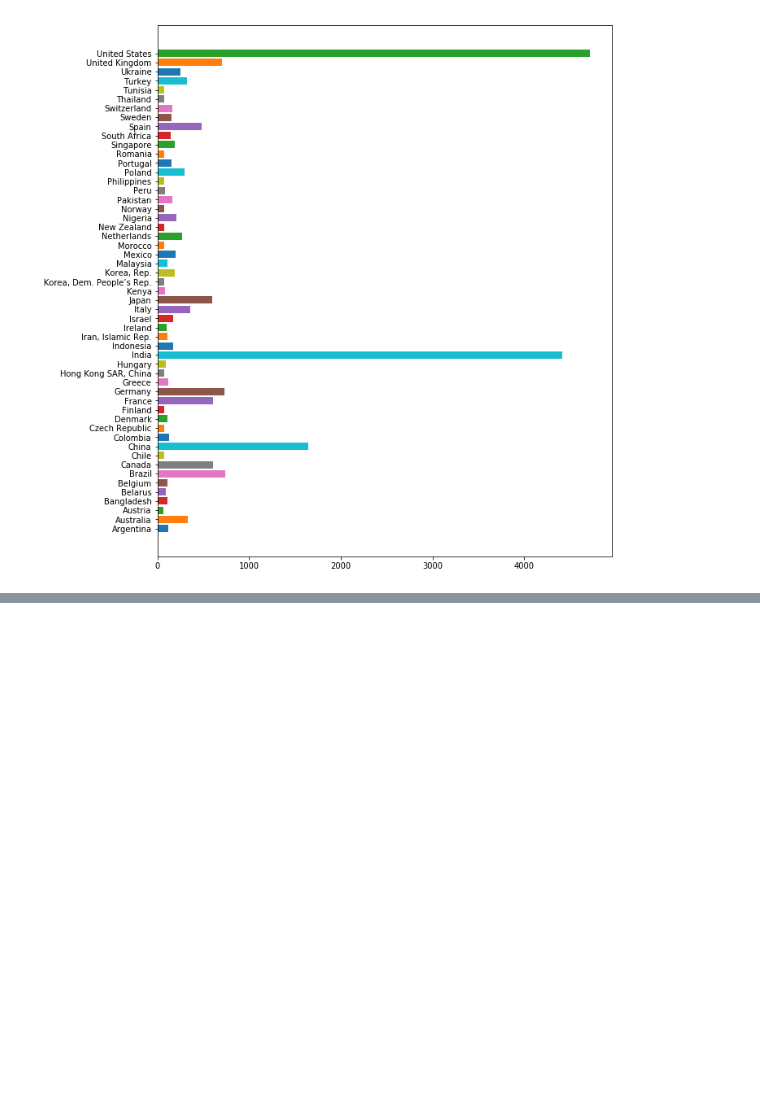
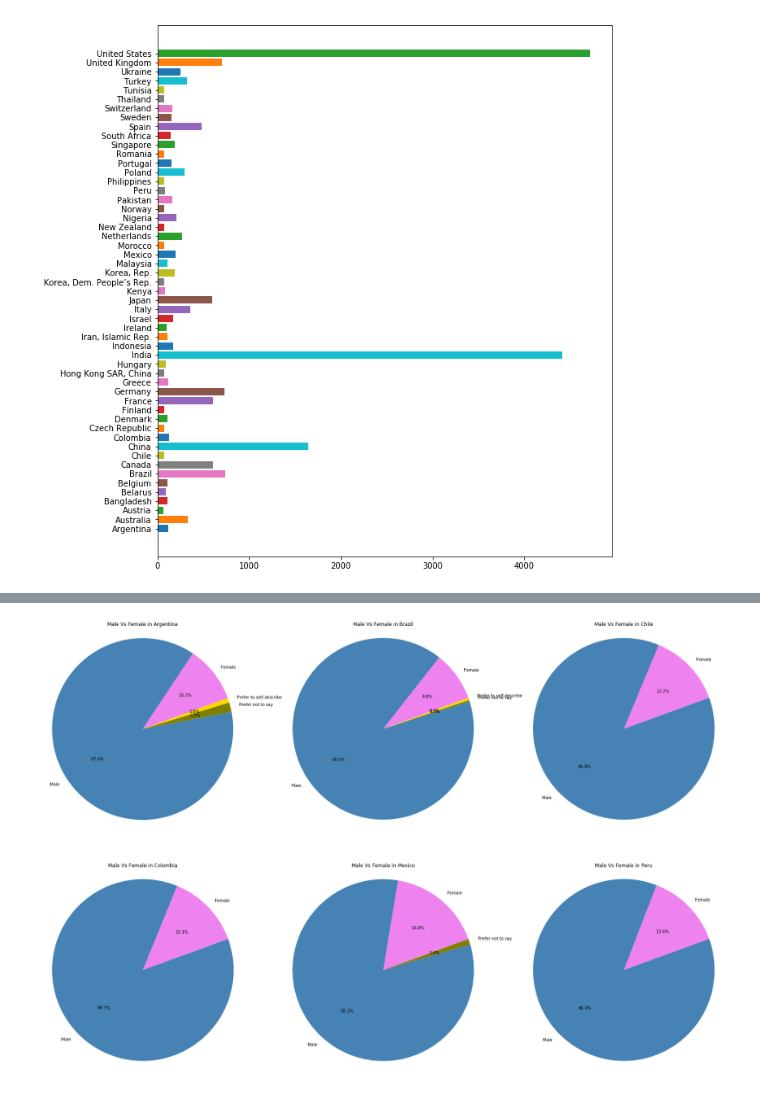
Before and after one commit to JoseMontanaC/JoseAlejandroMontana_Final, a Jupyter notebook: JoseAlejandroMontana_Final.ipynb, the cells around one changed output, grey strips where cells are left out. Saved outputs shown, nothing was run; the diff lists cells and outputs as text; code cells hidden in the pictures; blank space fills up the shorter version.

```diff
--- a/JoseAlejandroMontana_Final.ipynb
+++ b/JoseAlejandroMontana_Final.ipynb
@@ -65,0 +72,25 @@ Name: Q3, Length: 23465, dtype: bool
+# %%
+def plot_Lat_america(data):
+    total= len(data)
+    labels=[]
+    values=[]
+    for i in sorted(Counter(data)):
+        labels.append(i)
+        values.append(Counter(data)[i])
+    return labels, values
+# %%
+plt.figure(figsize=(30,20))
+Lat_american=["Argentina","Brazil","Chile","Colombia","Mexico","Peru"]
+k=1
+for i in Lat_american:
+    datos_lat=data[data.Q3==i]
+    labels,values=plot_Lat_america(datos_lat.Q1)
+    colors=["violet","steelblue","olive","gold"]
+    plt.subplot(2,3,k)
+    plt.pie(values,labels=labels,shadow=False,colors=colors,startangle=20,autopct='%1.1f%%')
+    plt.axis("equal")
+    plt.title("Male Vs Female in "+i)
+    k+=1
+plt.show()
+# %% [output]
+[figure, added]
```
Also changed, not shown: parts of 5 cells of this notebook.
